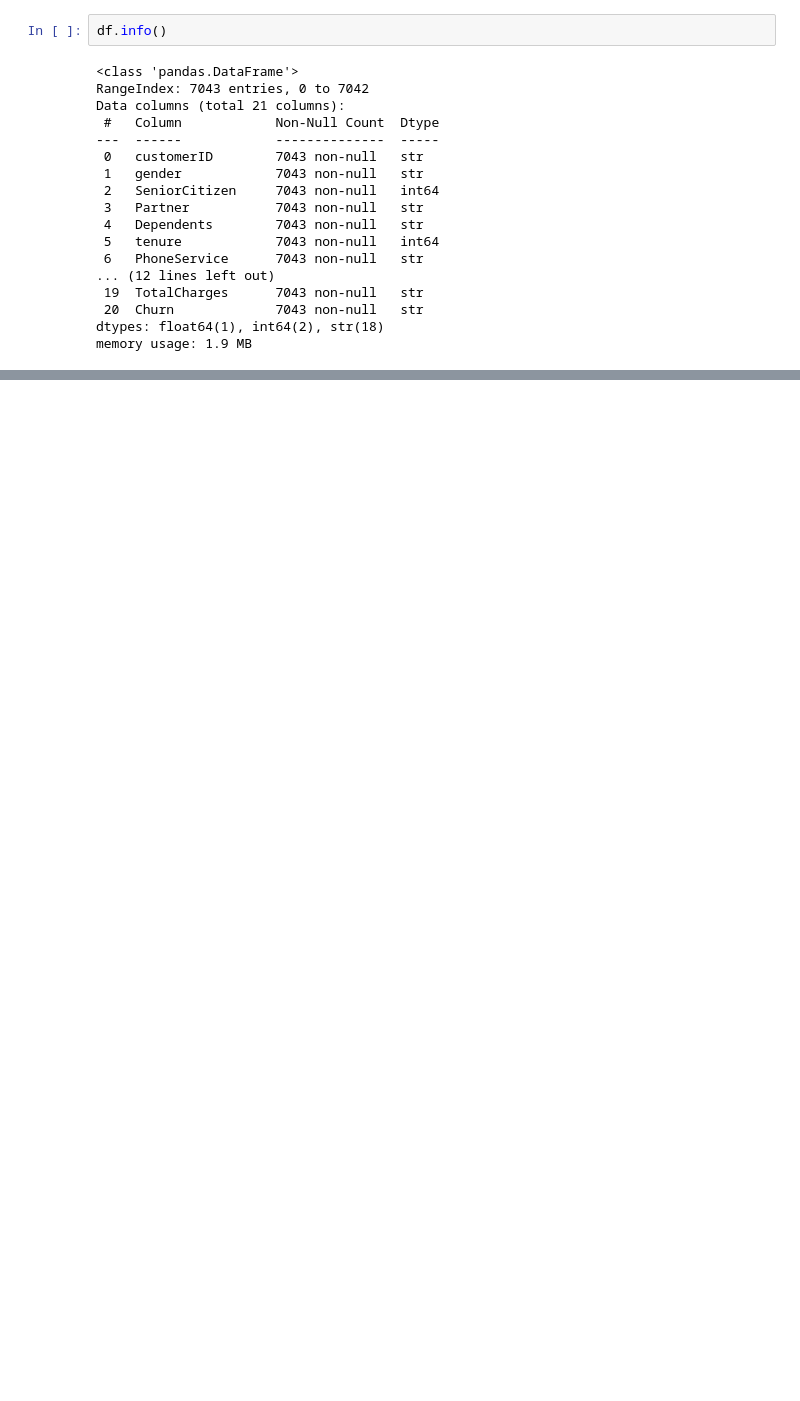
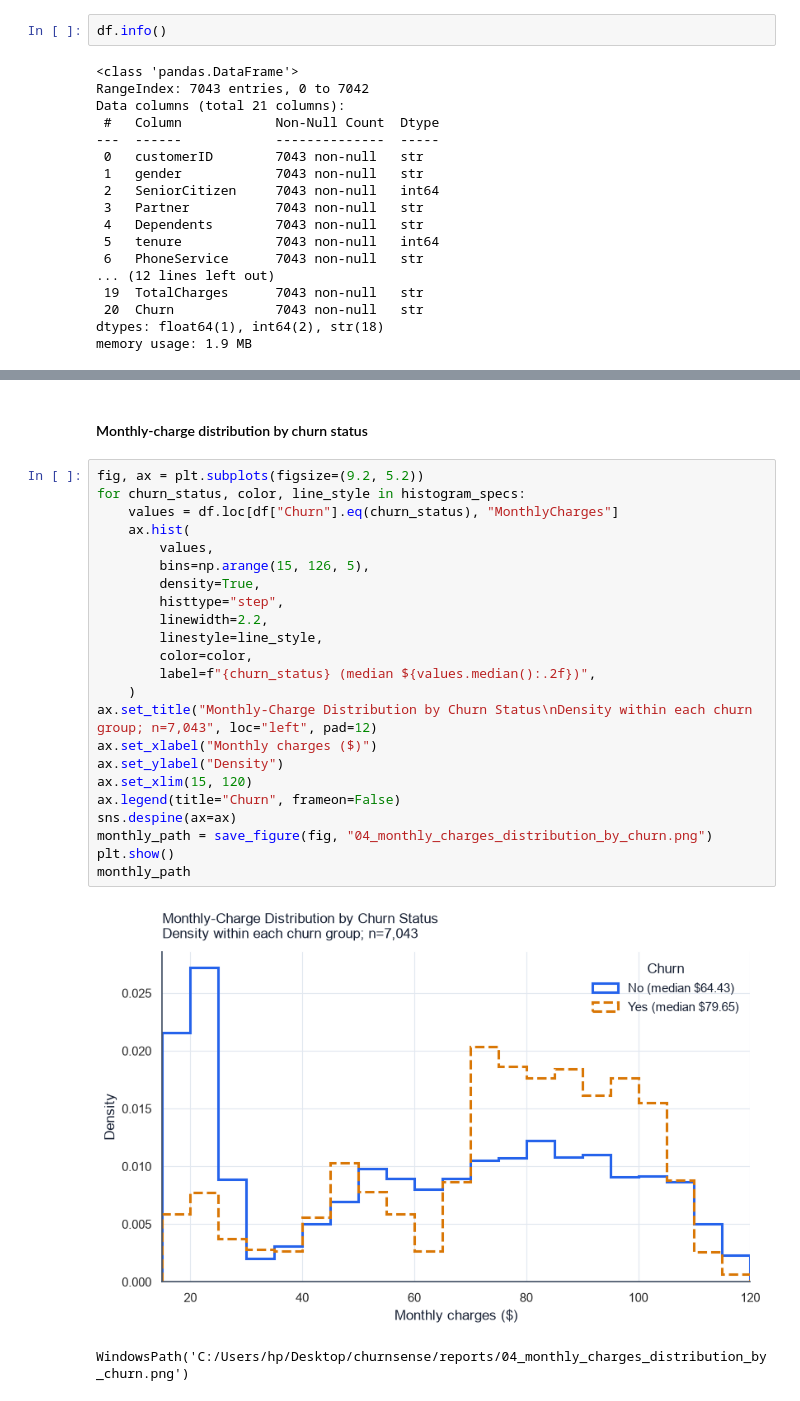
Before and after one commit to ThomasAquinas14/churnsense, a Jupyter notebook: notebooks/01_eda.ipynb, the cells around one changed output, grey strips where cells are left out. Drawn from its saved outputs; the diff is of its cells as text; blank space fills up the shorter version.

```diff
--- a/notebooks/01_eda.ipynb
+++ b/notebooks/01_eda.ipynb
@@ -84,0 +365,28 @@ Session 2 will extend this notebook with exploratory analysis, charts, business
+# %% [markdown]
+#### Monthly-charge distribution by churn status
+# %%
+fig, ax = plt.subplots(figsize=(9.2, 5.2))
+for churn_status, color, line_style in histogram_specs:
+    values = df.loc[df["Churn"].eq(churn_status), "MonthlyCharges"]
+    ax.hist(
+        values,
+        bins=np.arange(15, 126, 5),
+        density=True,
+        histtype="step",
+        linewidth=2.2,
+        linestyle=line_style,
+        color=color,
+        label=f"{churn_status} (median ${values.median():.2f})",
+    )
+ax.set_title("Monthly-Charge Distribution by Churn Status\nDensity within each churn group; n=7,043", loc="left", pad=12)
+ax.set_xlabel("Monthly charges ($)")
+ax.set_ylabel("Density")
+ax.set_xlim(15, 120)
+ax.legend(title="Churn", frameon=False)
+sns.despine(ax=ax)
+monthly_path = save_figure(fig, "04_monthly_charges_distribution_by_churn.png")
+plt.show()
+monthly_path
+# %% [output]
+[figure, added]
+WindowsPath('C:/Users/hp/Desktop/churnsense/reports/04_monthly_charges_distribution_by_churn.png')
```
Also changed, not shown: parts of 47 cells of this notebook, 9 other files.
